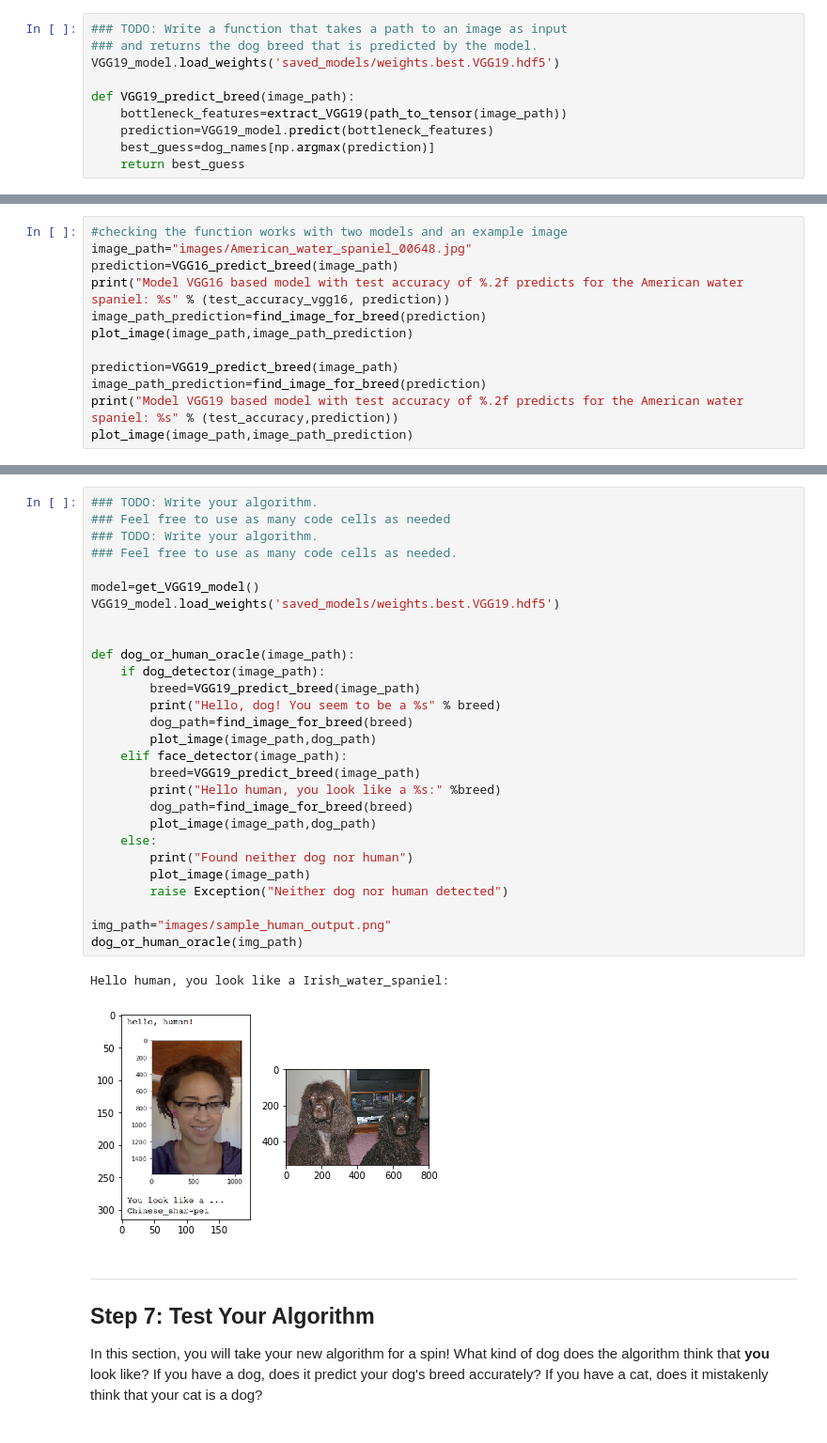
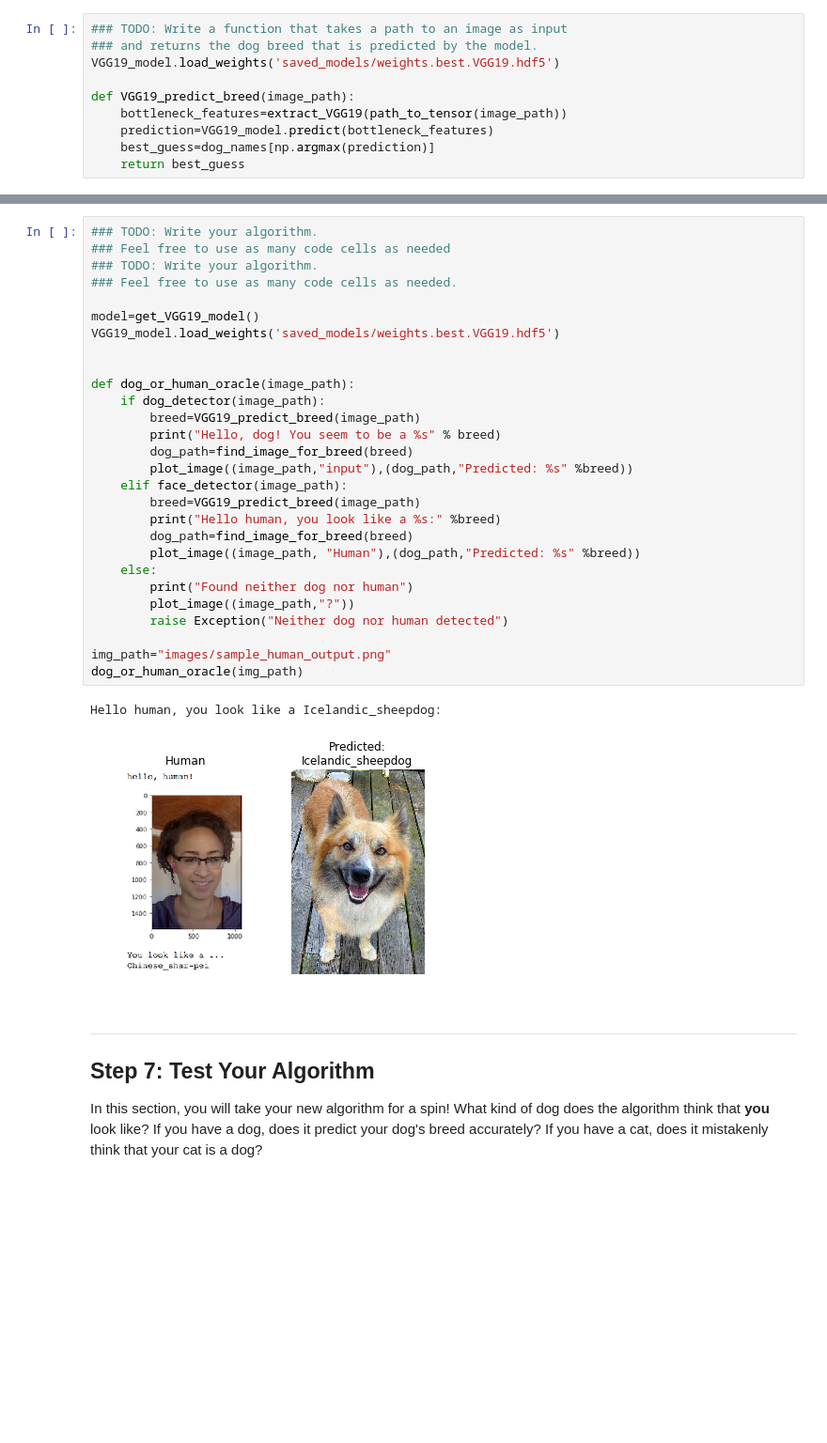
Before and after one commit to rmminusrslash/dog-project, a Jupyter notebook: dog_app.ipynb, the cells around one changed output, grey strips where cells are left out. Shown at 94% size. Saved outputs shown, nothing was run; the diff lists cells and outputs as text; blank space fills up the shorter version.

```diff
--- a/dog_app.ipynb
+++ b/dog_app.ipynb
@@ -796,12 +800,0 @@ Model VGG16 based model with test accuracy of 40.91 predicts for the American wa
-# %%
-#checking the function works with two models and an example image
-image_path="images/American_water_spaniel_00648.jpg"
-prediction=VGG16_predict_breed(image_path)
-print("Model VGG16 based model with test accuracy of %.2f predicts for the American water spaniel: %s" % (test_accuracy_vgg16, prediction))
-image_path_prediction=find_image_for_breed(prediction)
-plot_image(image_path,image_path_prediction)
-
-prediction=VGG19_predict_breed(image_path)
-image_path_prediction=find_image_for_breed(prediction)
-print("Model VGG19 based model with test accuracy of %.2f predicts for the American water spaniel: %s" % (test_accuracy,prediction))
-plot_image(image_path,image_path_prediction)
@@ -833,34 +819,34 @@ Some sample output for our algorithm is provided below, but feel free to design
 # %%
 ### TODO: Write your algorithm.
 ### Feel free to use as many code cells as needed
 ### TODO: Write your algorithm.
 ### Feel free to use as many code cells as needed.
 
 model=get_VGG19_model()
 VGG19_model.load_weights('saved_models/weights.best.VGG19.hdf5')
 
 
 def dog_or_human_oracle(image_path):
     if dog_detector(image_path):
         breed=VGG19_predict_breed(image_path)
         print("Hello, dog! You seem to be a %s" % breed)
         dog_path=find_image_for_breed(breed)
-        plot_image(image_path,dog_path)
+        plot_image((image_path,"input"),(dog_path,"Predicted: %s" %breed))
     elif face_detector(image_path):
         breed=VGG19_predict_breed(image_path)
         print("Hello human, you look like a %s:" %breed)
         dog_path=find_image_for_breed(breed)
-        plot_image(image_path,dog_path)
+        plot_image((image_path, "Human"),(dog_path,"Predicted: %s" %breed))
     else:
         print("Found neither dog nor human")
-        plot_image(image_path)
+        plot_image((image_path,"?"))
         raise Exception("Neither dog nor human detected")
 
 img_path="images/sample_human_output.png"
 dog_or_human_oracle(img_path)
 # %% [output]
-Hello human, you look like a Irish_water_spaniel:
+Hello human, you look like a Icelandic_sheepdog:
-[figure, old version]
+[figure, new version]
 # %% [markdown]
 ---
 <a id='step7'></a>
```
Also changed, not shown: parts of 15 cells of this notebook.
